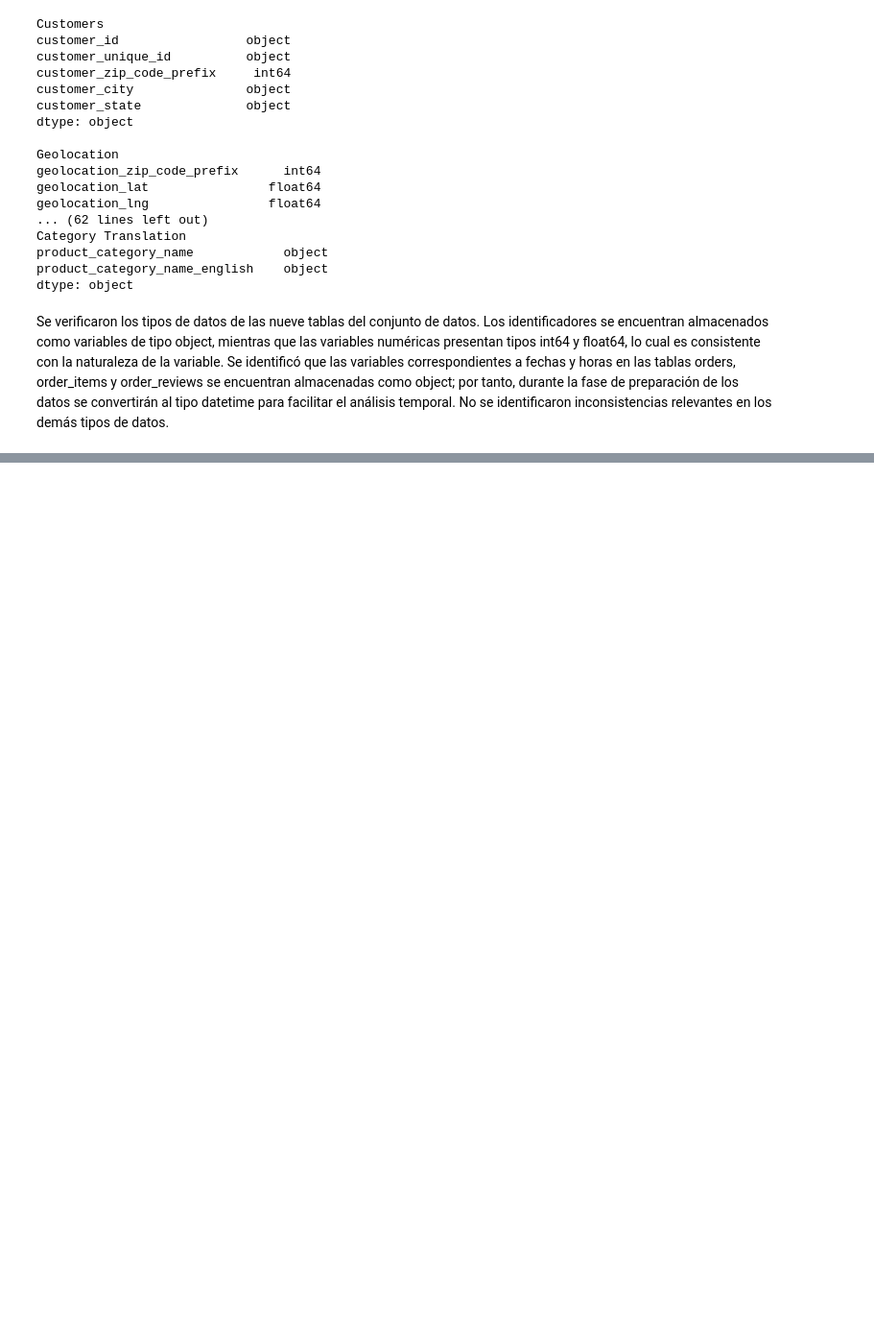
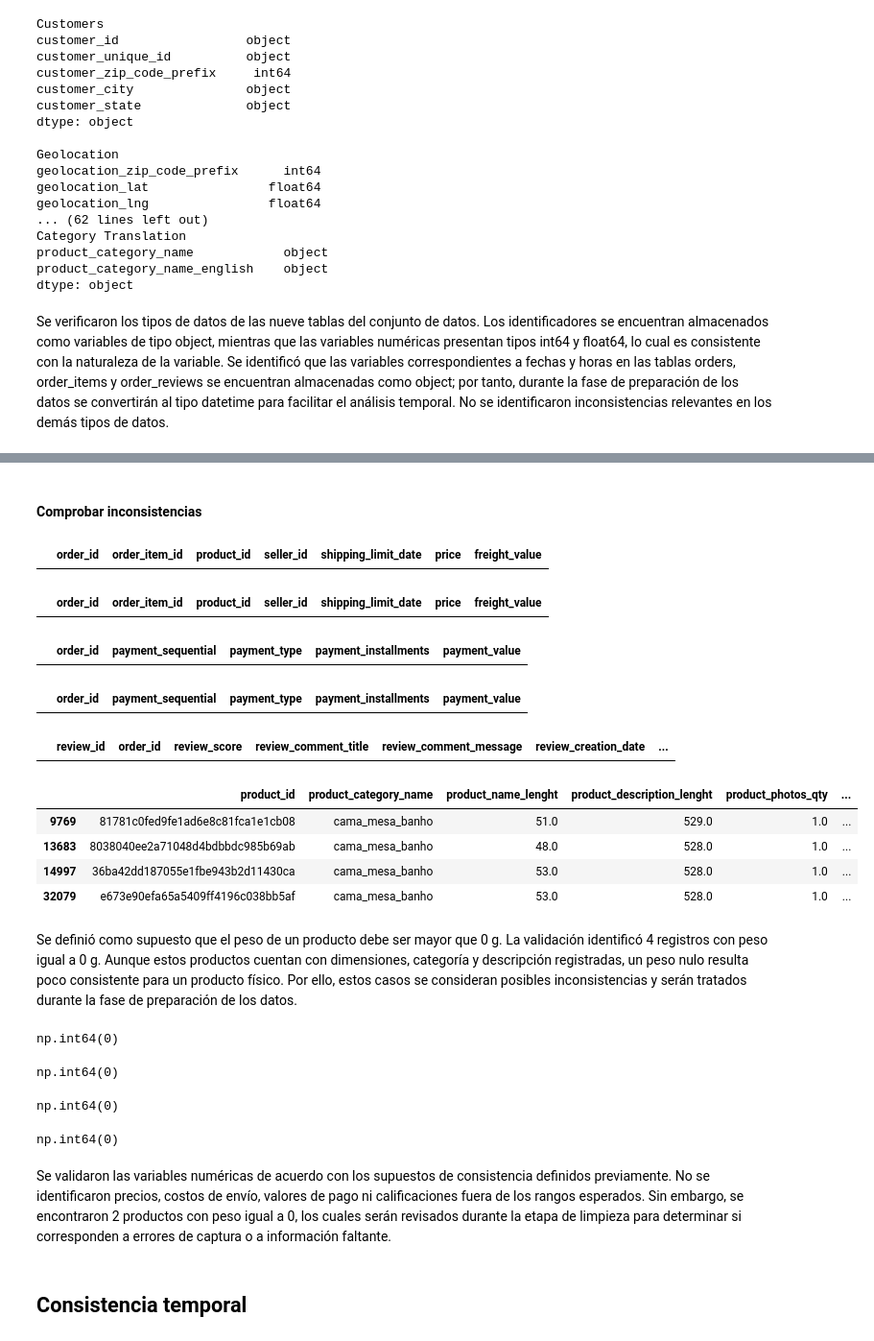
Before and after one commit to AlejandraIvn/Proyecto_1, a Jupyter notebook: Limpieza_integracion_datos.ipynb, the cells around one changed output, grey strips where cells are left out. Shown at 96% size. Drawn from its saved outputs; the diff is of its cells as text; code cells hidden in the pictures; blank space fills up the shorter version.

```diff
--- a/Limpieza_integracion_datos.ipynb
+++ b/Limpieza_integracion_datos.ipynb
@@ -145,0 +324,66 @@ Se verificaron los tipos de datos de las nueve tablas del conjunto de datos. Los
+# %% [markdown]
+#### Comprobar inconsistencias
+# %%
+# Precios negativos
+order_items[order_items["price"] < 0]
+# %% [output]
+|  | order_id | order_item_id | product_id | seller_id | shipping_limit_date | price | freight_value |
+# %%
+order_items[order_items["freight_value"] < 0]
+# %% [output]
+|  | order_id | order_item_id | product_id | seller_id | shipping_limit_date | price | freight_value |
+# %%
+order_payments[order_payments["payment_installments"] < 0]
+# %% [output]
+|  | order_id | payment_sequential | payment_type | payment_installments | payment_value |
+# %%
+order_payments[order_payments["payment_value"] < 0]
+# %% [output]
+|  | order_id | payment_sequential | payment_type | payment_installments | payment_value |
+# %%
+order_reviews[
+    (order_reviews["review_score"] < 1) |
+    (order_reviews["review_score"] > 5)
+]
+# %% [output]
+|  | review_id | order_id | review_score | review_comment_title | review_comment_message | review_creation_date | ... |
+# %%
+products[products["product_weight_g"] <= 0]
+# %% [output]
+|  | product_id | product_category_name | product_name_lenght | product_description_lenght | product_photos_qty | ... |
+| 9769 | 81781c0fed9fe1ad6e8c81fca1e1cb08 | cama_mesa_banho | 51.0 | 529.0 | 1.0 | ... |
+| 13683 | 8038040ee2a71048d4bdbbdc985b69ab | cama_mesa_banho | 48.0 | 528.0 | 1.0 | ... |
+| 14997 | 36ba42dd187055e1fbe943b2d11430ca | cama_mesa_banho | 53.0 | 528.0 | 1.0 | ... |
+| 32079 | e673e90efa65a5409ff4196c038bb5af | cama_mesa_banho | 53.0 | 528.0 | 1.0 | ... |
+# %% [markdown]
+Se definió como supuesto que el peso de un producto debe ser mayor que 0 g. La validación identificó 4 registros con peso igual a 0 g. Aunque estos productos cuentan con dimensiones, categoría y descripción registradas, un peso nulo resulta poco consistente para un producto físico. Por ello, estos casos se consideran posibles inconsistencias y serán tratados durante la fase de preparación de los datos.
+# %%
+(products["product_length_cm"] <= 0).sum()
+
+(products["product_height_cm"] <= 0).sum()
+
+(products["product_width_cm"] <= 0).sum()
+# %% [output]
+np.int64(0)
+# %%
+(products["product_photos_qty"] < 1).sum()
+# %% [output]
+np.int64(0)
+# %%
+(
+    (geolocation["geolocation_lat"] < -90) |
+    (geolocation["geolocation_lat"] > 90)
+).sum()
+# %% [output]
+np.int64(0)
+# %%
+(
+    (geolocation["geolocation_lng"] < -180) |
+    (geolocation["geolocation_lng"] > 180)
+).sum()
+# %% [output]
+np.int64(0)
+# %% [markdown]
+Se validaron las variables numéricas de acuerdo con los supuestos de consistencia definidos previamente. No se identificaron precios, costos de envío, valores de pago ni calificaciones fuera de los rangos esperados. Sin embargo, se encontraron 2 productos con peso igual a 0, los cuales serán revisados durante la etapa de limpieza para determinar si corresponden a errores de captura o a información faltante.
+# %% [markdown]
+## Consistencia temporal
```
Also changed, not shown: parts of 29 cells of this notebook.
